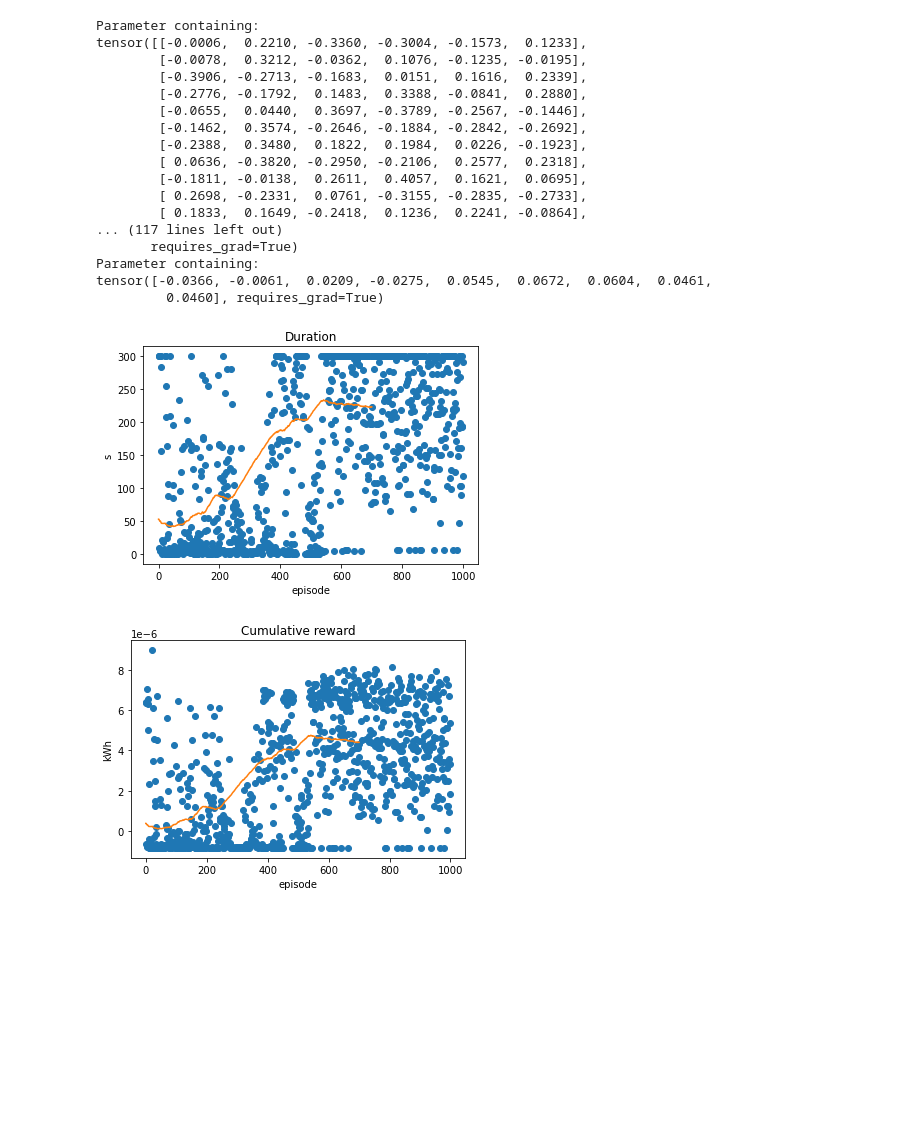
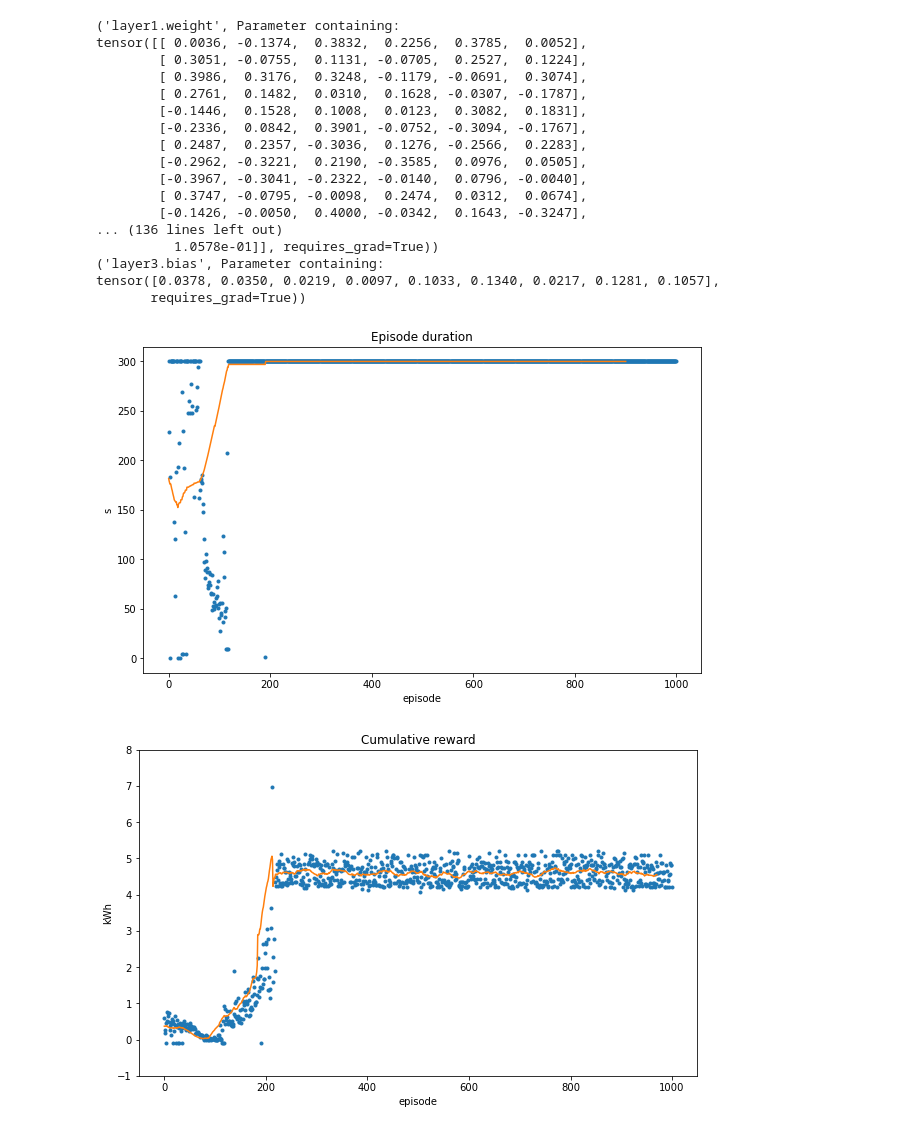
Before and after one commit to lorenzobasile/KiteRL, a Jupyter notebook: deep_acc.ipynb, the cells around one changed output. Drawn from its saved outputs; the diff is of its cells as text; code cells hidden in the pictures; blank space fills up the shorter version.

```diff
--- a/deep_acc.ipynb
+++ b/deep_acc.ipynb
@@ -12,16 +12,17 @@ n_bank=pk.bank_angles.shape[0]
 n_beta=pk.n_beta
 gamma=1
 eps0=0.01
-eta0=0.01
+eta0=0.0001
 episode_duration=300
 learning_step=0.2
 horizon=int(episode_duration/learning_step)
 integration_step=0.001
 integration_steps_per_learning_step=int(learning_step/integration_step)
 # %%
-torch.manual_seed(10)
-np.random.seed(10)
+torch.manual_seed(71)
+np.random.seed(1)
 net=NN()
-durations, rewards,_,_,_=dql(net, 'sgd', 1000, horizon, learning_step, integration_step, integration_steps_per_learning_step, pk.vect(np.pi/6, 0, 50), pk.vect(0, 0, 0), 10, lr_decay_start=200000, eps_decay_start=400000, eps=eps0, lr=eta0)
+durations, rewards,_,_,_=dql(net, 'sgd', 1000, horizon, learning_step, integration_step, integration_steps_per_learning_step, pk.vect(np.pi/6, 0, 50), pk.vect(0, 0, 0), 10, lr_decay_start=250000, eps_decay_start=250000, eps_decay_exp=1.3, lr_decay_exp=0.9, eps=eps0, lr=eta0)
+#durations, rewards,theta,phi,r=dql(net, 'adam', 1000, horizon, learning_step, integration_step, integration_steps_per_learning_step, pk.vect(np.pi/6, 0, 50), pk.vect(0, 0, 0), 10, lr_decay_start=10000000, eps_decay_start=10000000, eps_decay_exp=1.3, lr_decay_exp=0.9, eps=eps0, lr=eta0, plot=True)
 # %% [output]
 0
@@ -51,44 +404,47 @@ NameError: name 'theta' is not defined
 # %%
-for i, param in enumerate(net.parameters()):
-        print(param)
+for p in net.named_parameters():
+    print(p)
 # %% [output]
-Parameter containing:
-tensor([[-0.0006,  0.2210, -0.3360, -0.3004, -0.1573,  0.1233],
-        [-0.0078,  0.3212, -0.0362,  0.1076, -0.1235, -0.0195],
-        [-0.3906, -0.2713, -0.1683,  0.0151,  0.1616,  0.2339],
-        [-0.2776, -0.1792,  0.1483,  0.3388, -0.0841,  0.2880],
-        [-0.0655,  0.0440,  0.3697, -0.3789, -0.2567, -0.1446],
-        [-0.1462,  0.3574, -0.2646, -0.1884, -0.2842, -0.2692],
-        [-0.2388,  0.3480,  0.1822,  0.1984,  0.0226, -0.1923],
-        [ 0.0636, -0.3820, -0.2950, -0.2106,  0.2577,  0.2318],
-        [-0.1811, -0.0138,  0.2611,  0.4057,  0.1621,  0.0695],
-        [ 0.2698, -0.2331,  0.0761, -0.3155, -0.2835, -0.2733],
-        [ 0.1833,  0.1649, -0.2418,  0.1236,  0.2241, -0.0864],
-... (117 lines left out)
-       requires_grad=True)
-Parameter containing:
-tensor([-0.0366, -0.0061,  0.0209, -0.0275,  0.0545,  0.0672,  0.0604,  0.0461,
-         0.0460], requires_grad=True)
+('layer1.weight', Parameter containing:
+tensor([[ 0.0036, -0.1374,  0.3832,  0.2256,  0.3785,  0.0052],
+        [ 0.3051, -0.0755,  0.1131, -0.0705,  0.2527,  0.1224],
+        [ 0.3986,  0.3176,  0.3248, -0.1179, -0.0691,  0.3074],
+        [ 0.2761,  0.1482,  0.0310,  0.1628, -0.0307, -0.1787],
+        [-0.1446,  0.1528,  0.1008,  0.0123,  0.3082,  0.1831],
+        [-0.2336,  0.0842,  0.3901, -0.0752, -0.3094, -0.1767],
+        [ 0.2487,  0.2357, -0.3036,  0.1276, -0.2566,  0.2283],
+        [-0.2962, -0.3221,  0.2190, -0.3585,  0.0976,  0.0505],
+        [-0.3967, -0.3041, -0.2322, -0.0140,  0.0796, -0.0040],
+        [ 0.3747, -0.0795, -0.0098,  0.2474,  0.0312,  0.0674],
+        [-0.1426, -0.0050,  0.4000, -0.0342,  0.1643, -0.3247],
+... (136 lines left out)
+          1.0578e-01]], requires_grad=True))
+('layer3.bias', Parameter containing:
+tensor([0.0378, 0.0350, 0.0219, 0.0097, 0.1033, 0.1340, 0.0217, 0.1281, 0.1057],
+       requires_grad=True))
 # %%
-plt.figure()
-plt.title("Duration")
-s_durations=np.array(durations)*0.2
-plt.plot(s_durations, 'o')
-plt.plot(np.convolve(s_durations, np.ones(300), 'valid') / 300)
+plt.figure(figsize=(10,6))
+plt.title("Episode duration")
+s_durations=np.array(durations)/5
+plt.plot(s_durations, 'o', markersize=3)
+plt.plot(np.convolve(s_durations, np.ones(100), 'valid') / 100)
 plt.xlabel("episode")
 plt.ylabel("s")
+plt.savefig("durations.png", bbox_inches='tight', dpi=200)
 plt.show()
-plt.figure()
-kwh_rewards=np.array(rewards)/3.6e6
+plt.figure(figsize=(10,6))
+kwh_rewards=np.array(rewards)/3.6e1
 plt.title("Cumulative reward")
-plt.plot(kwh_rewards, 'o')
-plt.plot(np.convolve(kwh_rewards, np.ones(300), 'valid') / 300)
+plt.plot(kwh_rewards, 'o', markersize=3)
+plt.plot(np.convolve(kwh_rewards, np.ones(30), 'valid') /30)
 plt.xlabel("episode")
 plt.ylabel("kWh")
+plt.ylim((-1,8))
+plt.savefig("rewards.png", bbox_inches='tight', dpi=200)
 plt.show()
 # %% [output]
-[figure, old version]
+[figure, new version]
-[figure, old version]
+[figure, new version]
 # %%
 from utils import apply_action
 
```
Also changed, not shown: parts of 18 cells of this notebook, 15 other files.
